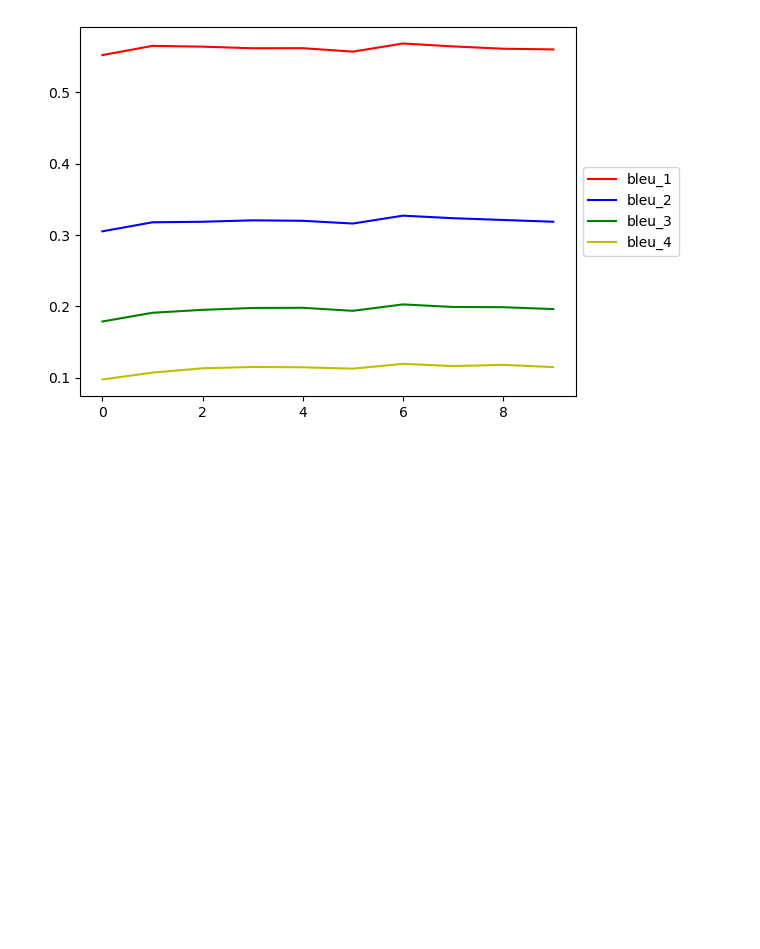
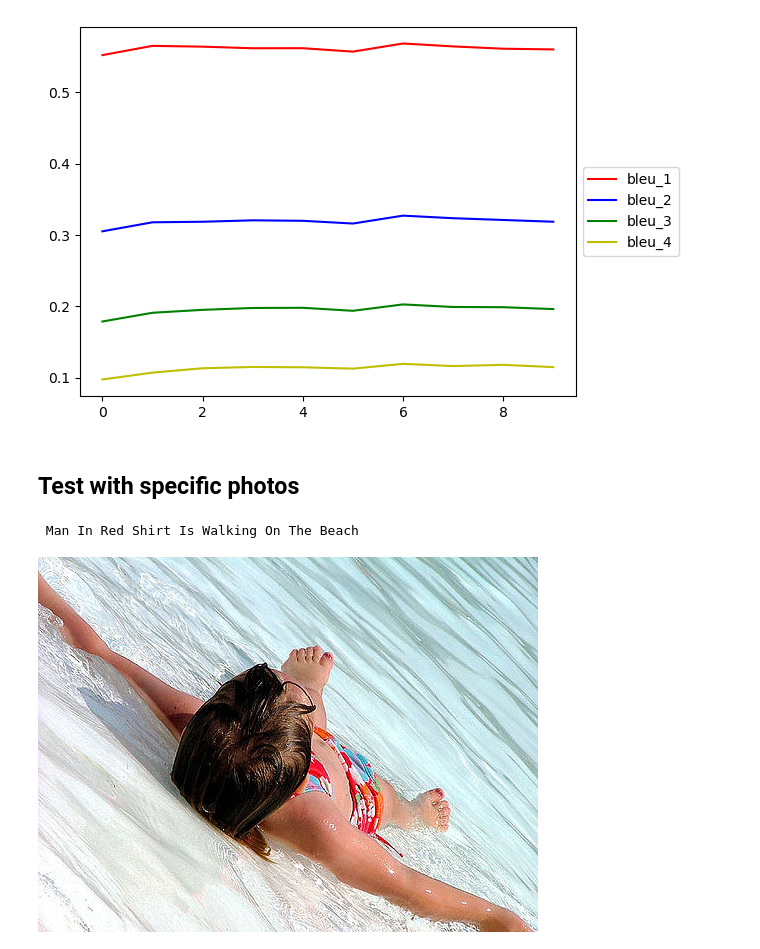
Before and after one commit to Swagaholik/auto-caption-generator, a Jupyter notebook: alt-text-generation.ipynb, the cells around one changed output. Cells and saved outputs as stored; diff of their text form; code cells hidden in the pictures; blank space fills up the shorter version.

Commit message:
Added code to see model output for specific photos

```diff
--- a/alt-text-generation.ipynb
+++ b/alt-text-generation.ipynb
@@ -769,3 +769,5 @@ def plot_bleu(model_id):
 plot_bleu(5)
 # %% [output]
 [figure]
+# %% [markdown]
+## Test with specific photos
@@ -771,0 +776,31 @@ plot_bleu(5)
+# %%
+def extract_features_for_one_image(filename):
+    model = Xception(include_top=False, pooling='avg', weights='imagenet')
+    model.layers.pop()
+    model = Model(inputs=model.inputs, outputs=model.layers[-1].output)
+    image = load_img(filename, target_size=((299,299)))
+    image = img_to_array(image)
+    image = image.reshape((1,image.shape[0], image.shape[1], image.shape[2]))
+    # image = preprocess_input(image)
+    image = image/127.5
+    image = image - 1.0
+    feature = model.predict(image, verbose=0)
+
+    return feature
+# %%
+def get_image_caption(filename, model):
+    tokenizer = load(open('tokenizer.p','rb'))
+    photo = extract_features_for_one_image(filename)
+    desc = generate_desc(model, tokenizer, photo, 31)
+    desc = desc.replace('startseq','')
+    desc = desc.replace('endseq','')
+    return desc.title()
+# %%
+model = load_model('models5/model_6.h5')
+# %%
+filename = f'{dataset_images}/667626_18933d713e.jpg'
+print(get_image_caption(filename, model))
+display(Image(filename))
+# %% [output]
+ Man In Red Shirt Is Walking On The Beach
+[figure, added]
```
Also changed, not shown: parts of 5 cells of this notebook, 1 other file.
